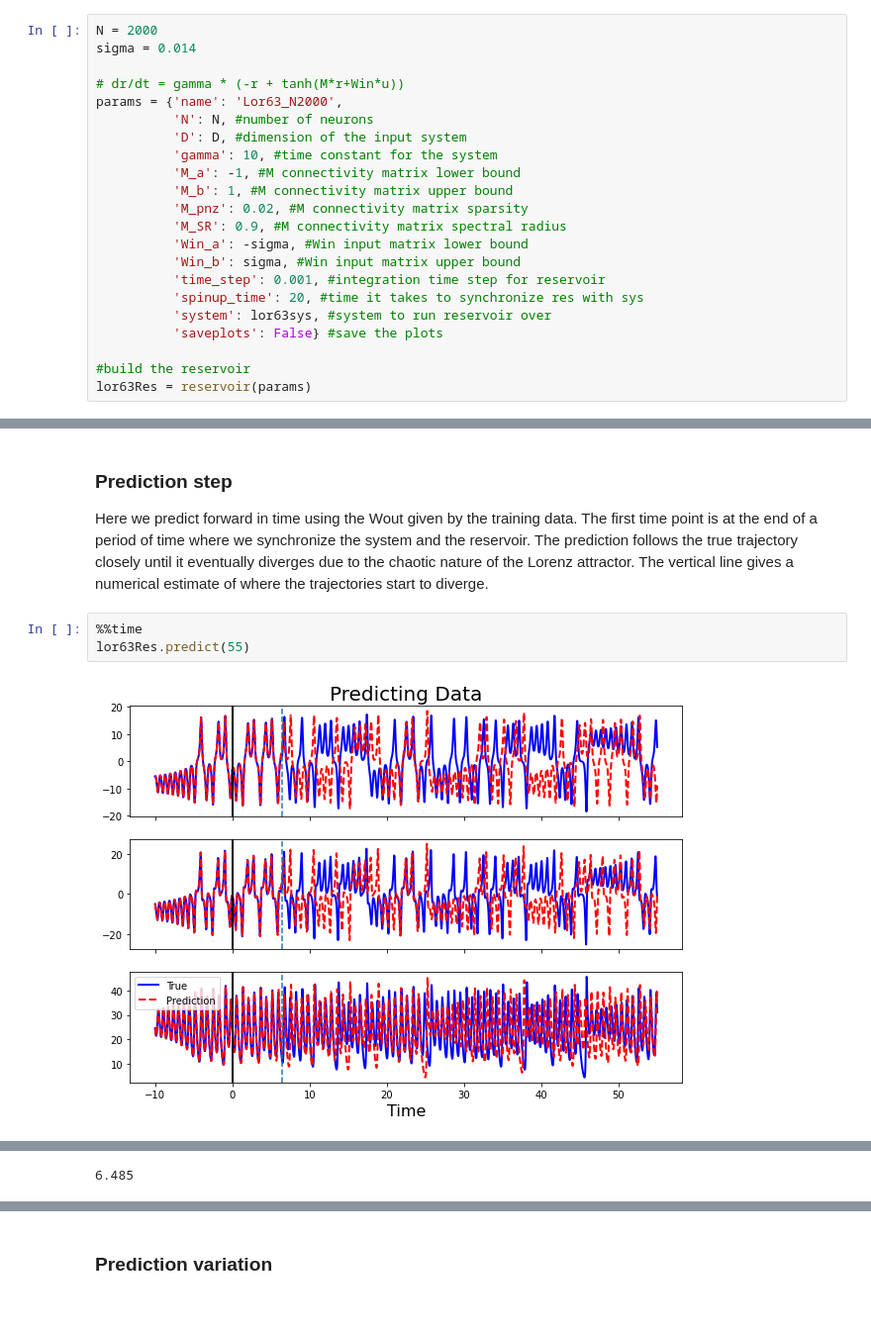
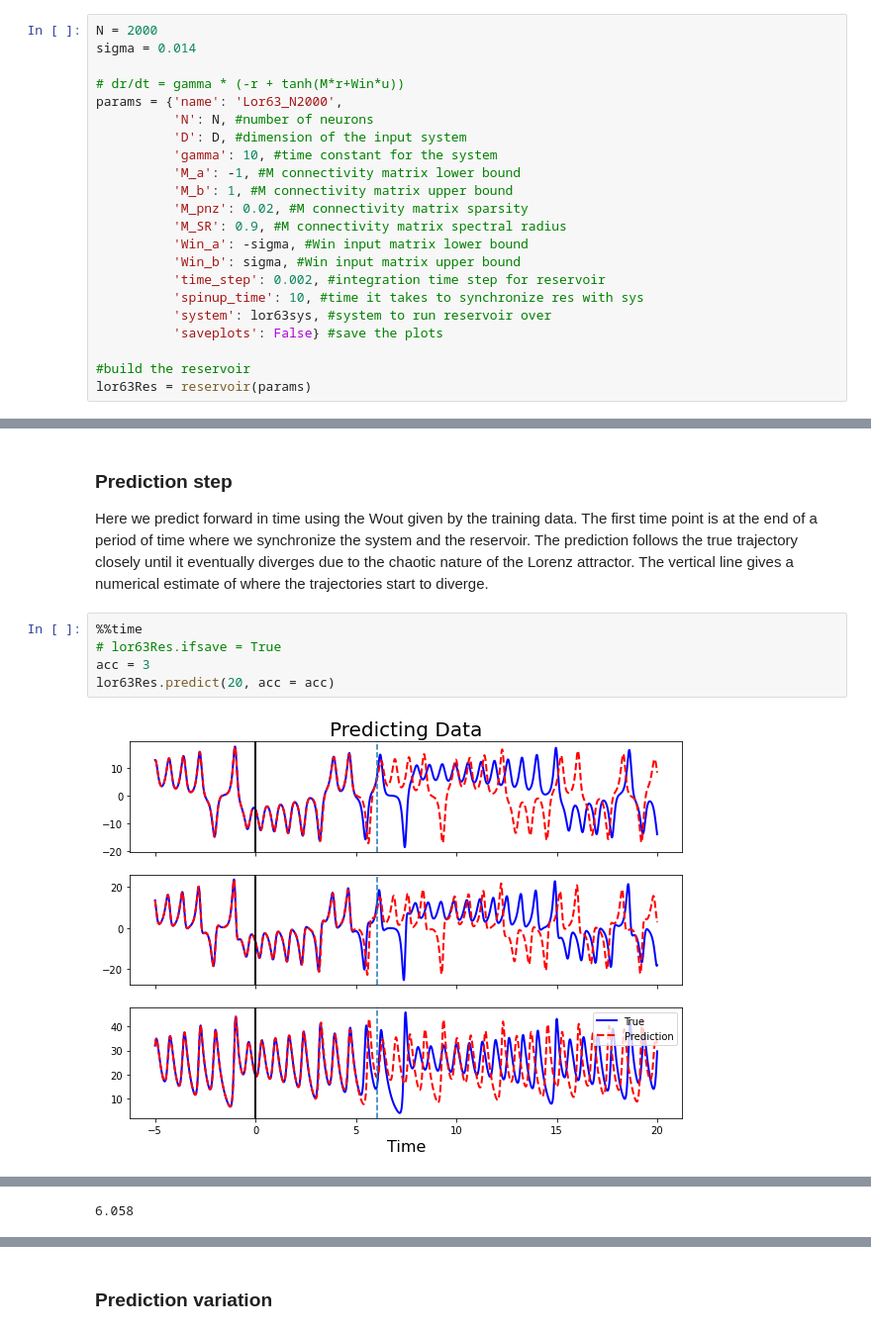
Before and after one commit to japlatt/reservoir, a Jupyter notebook: examples/Example_Lorenz_63.ipynb, the cells around one changed output, grey strips where cells are left out. Shown at 99% size. Drawn from its saved outputs; the diff is of its cells as text.

```diff
--- a/examples/Example_Lorenz_63.ipynb
+++ b/examples/Example_Lorenz_63.ipynb
@@ -120,8 +135,8 @@ params = {'name': 'Lor63_N2000',
           'M_SR': 0.9, #M connectivity matrix spectral radius
           'Win_a': -sigma, #Win input matrix lower bound
           'Win_b': sigma, #Win input matrix upper bound
-          'time_step': 0.001, #integration time step for reservoir
-          'spinup_time': 20, #time it takes to synchronize res with sys
+          'time_step': 0.002, #integration time step for reservoir
+          'spinup_time': 10, #time it takes to synchronize res with sys
           'system': lor63sys, #system to run reservoir over
           'saveplots': False} #save the plots
 
@@ -181,6 +196,8 @@ array([[ 0.61519766,  0.21399653,  0.07387096, ...,  0.        ,
 Here we predict forward in time using the Wout given by the training data.  The first time point is at the end of a period of time where we synchronize the system and the reservoir. The prediction follows the true trajectory closely until it eventually diverges due to the chaotic nature of the Lorenz attractor.  The vertical line gives a numerical estimate of where the trajectories start to diverge.
 # %%
 %%time
-lor63Res.predict(55)
+# lor63Res.ifsave = True
+acc = 3
+lor63Res.predict(20, acc = acc)
 # %% [output]
-[figure, old version]
+[figure, new version]
@@ -189 +206 @@ Wall time: 37.9 s
-6.485
+6.058
```
Also changed, not shown: parts of 23 cells of this notebook.
